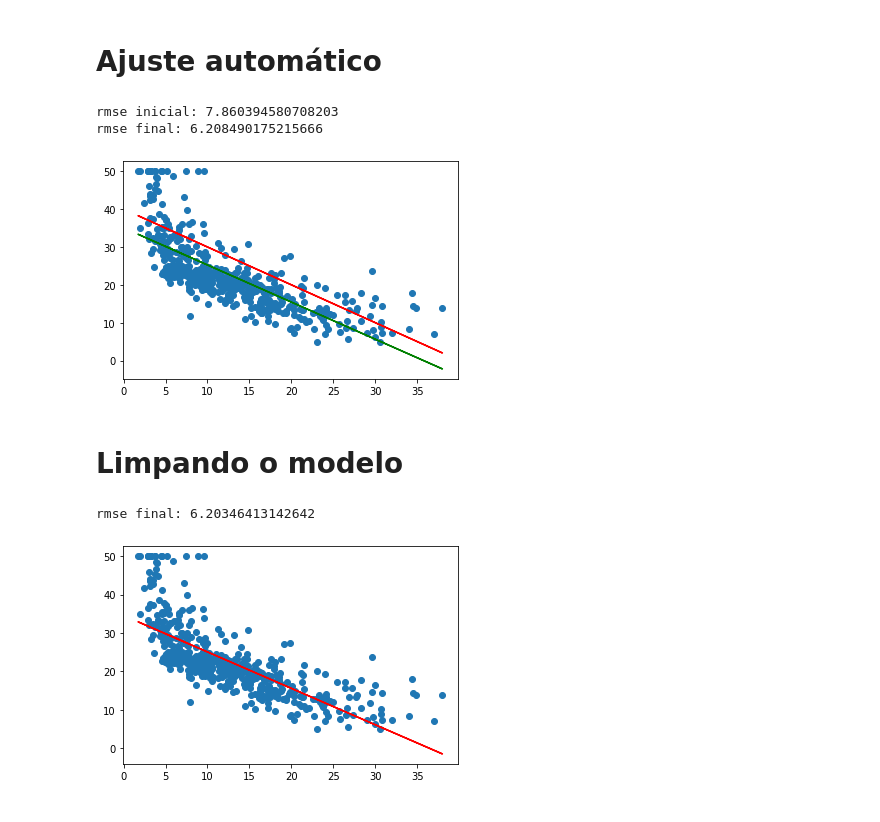
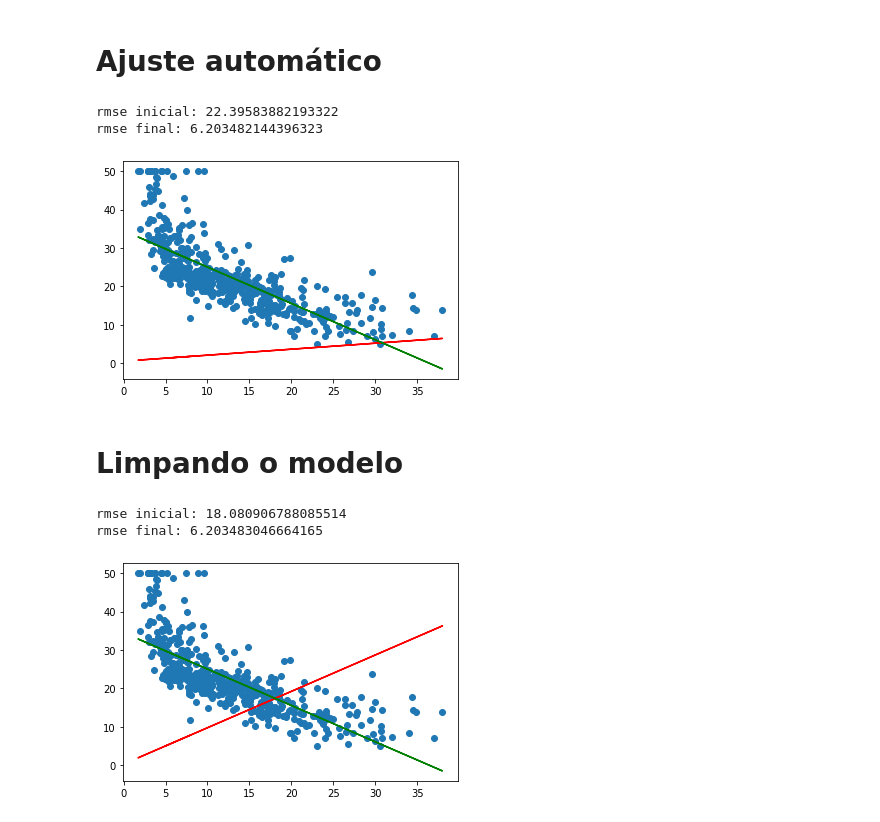
Before and after one commit to fboldt/aulasml, a Jupyter notebook: test.ipynb, the cells around one changed output. Cells and saved outputs as stored; diff of their text form; code cells hidden in the pictures.

```diff
--- a/test.ipynb
+++ b/test.ipynb
@@ -44,7 +44,7 @@ plt.scatter(X[:,12],y)
 def modelo(x, a, b):
     y = a*x + b
     return y
-x = X[:,12]
+x = X[:,12:13]
 ypred = modelo(x, -0.7, 30)
 plt.scatter(x, y)
 plt.plot(x, ypred, 'r')
@@ -57,7 +57,7 @@ plt.show()
 from math import sqrt
 
 def rmse(y, ypred):
-    yDiff = ypred - y
+    yDiff = ypred - y.reshape(-1,1)
     yDiffSquare = yDiff**2
     errorSum = sum(yDiffSquare)
     mse = errorSum/len(yDiffSquare)
@@ -108,16 +108,20 @@ plt.show()
 # %% [markdown]
 # Ajuste automático
 # %%
+from random import random
+
 def rms(array):
     return sum(array**2)/len(array)
 
 class regressao_linear:
     def __init__(self):
-        self.a = -1
-        self.b = 40
+        self.a = random()
+        self.b = random()
 
     def fit(self, x, y):
-        for _ in range(100):
+        if len(y.shape)<2:
+            y = y.reshape(-1,1)
+        for _ in range(300):
             ypred = self.predict(x)
             erro = ypred - y
             # mse = rms(erro)
@@ -148,43 +152,69 @@ plt.plot(x, ypred, 'g')
 
 plt.show()
 # %% [output]
-rmse inicial: 7.860394580708203
-rmse final: 6.208490175215666
+rmse inicial: 22.39583882193322
+rmse final: 6.203482144396323
-[figure, old version]
+[figure, new version]
 # %% [markdown]
 # Limpando o modelo
 # %%
+from random import random
 import numpy as np
+
+# def rms(array):
+#     return sum(array**2)/len(array)
 
 class regressao_linear:
     def __init__(self):
-        self.w = None
+        self.w = np.random.rand(2,1)
+
+    @staticmethod
+    def addBias(x):
+        bias = np.ones((x.shape[0],1))
+        X_b = np.concatenate((bias,x),axis=1)
+        return X_b
 
     def fit(self, x, y):
-        self.w = np.random.rand(2,1)
-        for _ in range(1000):
+        X_b = self.addBias(x)
+        if len(y.shape)<2:
+            y = y.reshape(-1,1)
+        for _ in range(300):
             ypred = self.predict(x)
             erro = ypred - y
-            ajusteA = np.array(x).T.dot(erro)/sum(x)
-            self.w[1] = self.w[1] - 0.1*ajusteA
-            ajusteB = np.mean(erro)
-            self.w[0] = self.w[0] - 0.1*ajusteB
+            # print(ypred.shape, y.shape, erro.shape, x.shape)
+            # # mse = rms(erro)
+            # # print(mse)
+            # # ajusteA = sum([erro[i]*x[i] for i in range(len(x))])/sum(x)
+            # ajusteA = x.T.dot(erro)/sum(x)
+            # self.w[1] = self.w[1] - 0.1*ajusteA
+            # ajusteB = sum([erro[i] for i in range(len(erro))])/len(erro)
+            # self.w[0] = self.w[0] - 0.1*ajusteB
+            ajuste = X_b.T.dot(erro)/sum(X_b).reshape(-1,1)
+            self.w = self.w - 0.1*ajuste
 
     def predict(self, x):
-        y = self.w[1]*x + self.w[0]
+        # y = self.w[1]*x + self.w[0]
+        X_b = self.addBias(x)
+        y = X_b.dot(self.w)
         return y
 
 modelo_rl = regressao_linear()
 plt.scatter(x, y)
+
+ypred = modelo_rl.predict(x)
+erro = rmse(y, ypred)
+print(f"rmse inicial: {erro}")
+plt.plot(x, ypred, 'r')
 
 modelo_rl.fit(x, y)
 
 ypred = modelo_rl.predict(x)
 erro = rmse(y, ypred)
 print(f"rmse final: {erro}")
-plt.plot(x, ypred, 'r')
+plt.plot(x, ypred, 'g')
 
 plt.show()
 # %% [output]
-rmse final: 6.20346413142642
+rmse inicial: 18.080906788085514
+rmse final: 6.203483046664165
-[figure, old version]
+[figure, new version]
```
Also changed, not shown: parts of 4 cells of this notebook.
